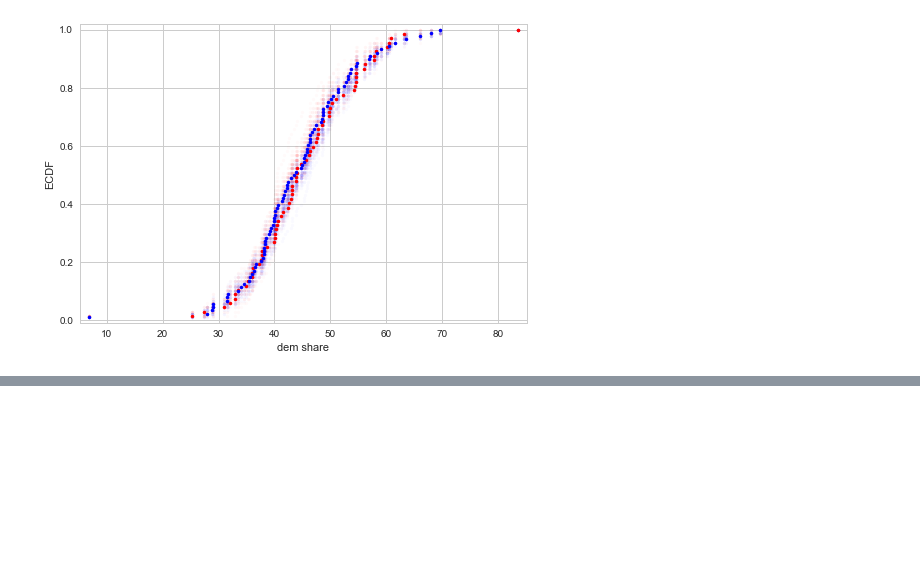
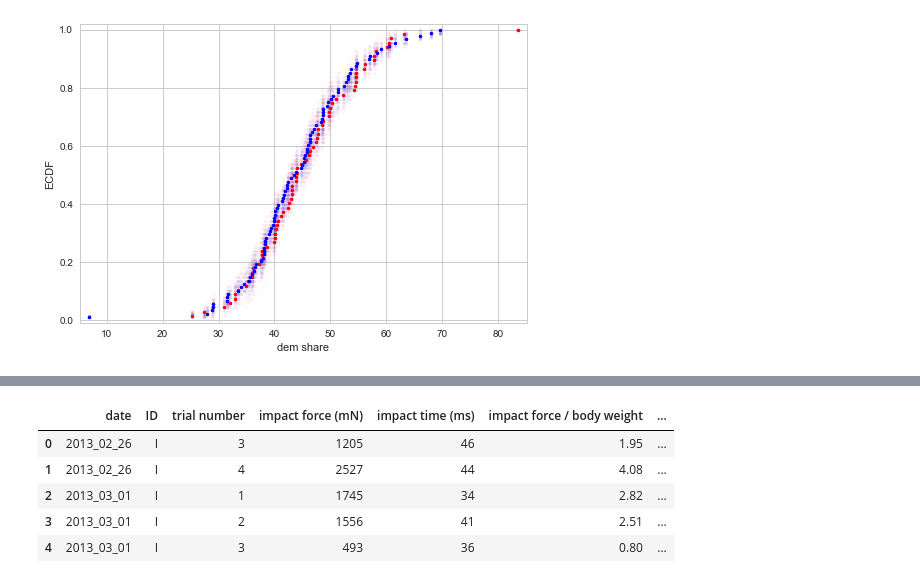
Before and after one commit to iamjz/Python-Data, a Jupyter notebook: StatisticalThinking2.ipynb, the cells around one changed output, grey strips where cells are left out. Cells and saved outputs as stored; diff of their text form; code cells hidden in the pictures; blank space fills up the shorter version.

```diff
--- a/StatisticalThinking2.ipynb
+++ b/StatisticalThinking2.ipynb
@@ -565,0 +618,10 @@ plt.show()
+# %%
+frog = pd.read_csv("datasets/st2/frog_tongue.csv")
+frog.head()
+# %% [output]
+|  | date | ID | trial number | impact force (mN) | impact time (ms) | impact force / body weight | ... |
+| 0 | 2013_02_26 | I | 3 | 1205 | 46 | 1.95 | ... |
+| 1 | 2013_02_26 | I | 4 | 2527 | 44 | 4.08 | ... |
+| 2 | 2013_03_01 | I | 1 | 1745 | 34 | 2.82 | ... |
+| 3 | 2013_03_01 | I | 2 | 1556 | 41 | 2.51 | ... |
+| 4 | 2013_03_01 | I | 3 | 493 | 36 | 0.80 | ... |
```
Also changed, not shown: parts of 11 cells of this notebook, 1 other file.
